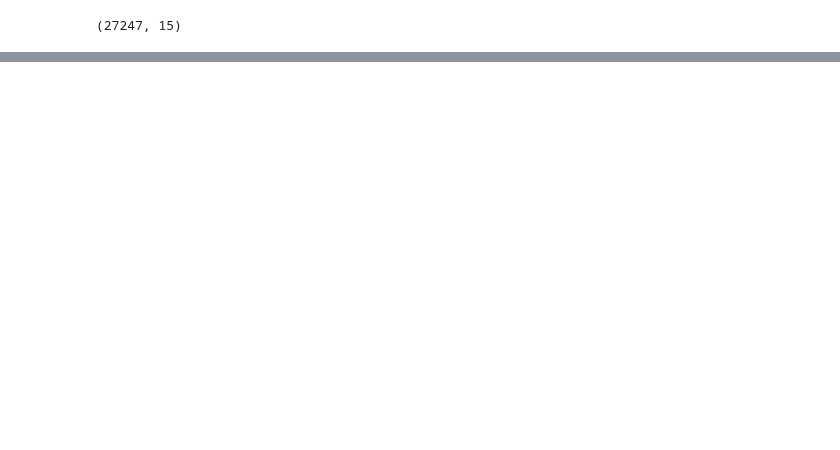
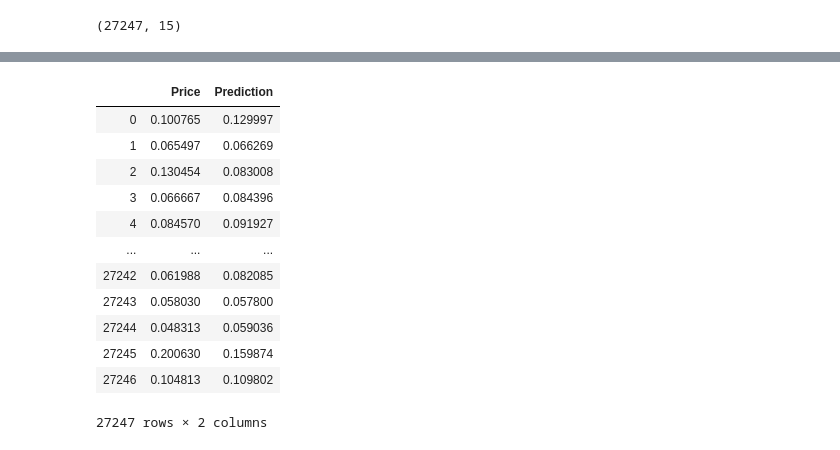
Before and after one commit to vantuan5644/MachineLearningCourse, a Jupyter notebook: Melbourne Housing Prediction.ipynb, the cells around one changed output, grey strips where cells are left out. Saved outputs shown, nothing was run; the diff lists cells and outputs as text; code cells hidden in the pictures; blank space fills up the shorter version.

```diff
--- a/Melbourne Housing Prediction.ipynb
+++ b/Melbourne Housing Prediction.ipynb
@@ -605,0 +714,22 @@ X[X==-np.inf]=0
+# %%
+from sklearn import preprocessing
+min_max_scaler = preprocessing.MinMaxScaler()
+X = min_max_scaler.fit_transform(X)
+y = min_max_scaler.fit_transform(y)
+# %%
+# Create linear regression object
+# regressor = LinearRegression(normalize=True)
+regressor = LinearRegression(normalize=False)
+
+scores = []
+cv = KFold(n_splits=10, random_state=42, shuffle=False)
+for train_index, test_index in cv.split(dataPCA):
+#     print("Train Index: ", train_index, "\n")
+#     print("Test Index: ", test_index)
+
+    X_train, X_test, y_train, y_test = X[train_index], X[test_index], y[train_index], y[test_index]
+
+    regressor.fit(X_train, y_train)
+    scores.append(regressor.score(X_test, y_test))
+
+print(np.mean(scores))
@@ -632,0 +766,16 @@ dataPCA = pca.transform(X)
+# %%
+predictions
+# %% [output]
+|  | Price | Prediction |
+| 0 | 0.100765 | 0.129997 |
+| 1 | 0.065497 | 0.066269 |
+| 2 | 0.130454 | 0.083008 |
+| 3 | 0.066667 | 0.084396 |
+| 4 | 0.084570 | 0.091927 |
+| ... | ... | ... |
+| 27242 | 0.061988 | 0.082085 |
+| 27243 | 0.058030 | 0.057800 |
+| 27244 | 0.048313 | 0.059036 |
+| 27245 | 0.200630 | 0.159874 |
+| 27246 | 0.104813 | 0.109802 |
+27247 rows × 2 columns
```
Also changed, not shown: parts of 47 cells of this notebook.
